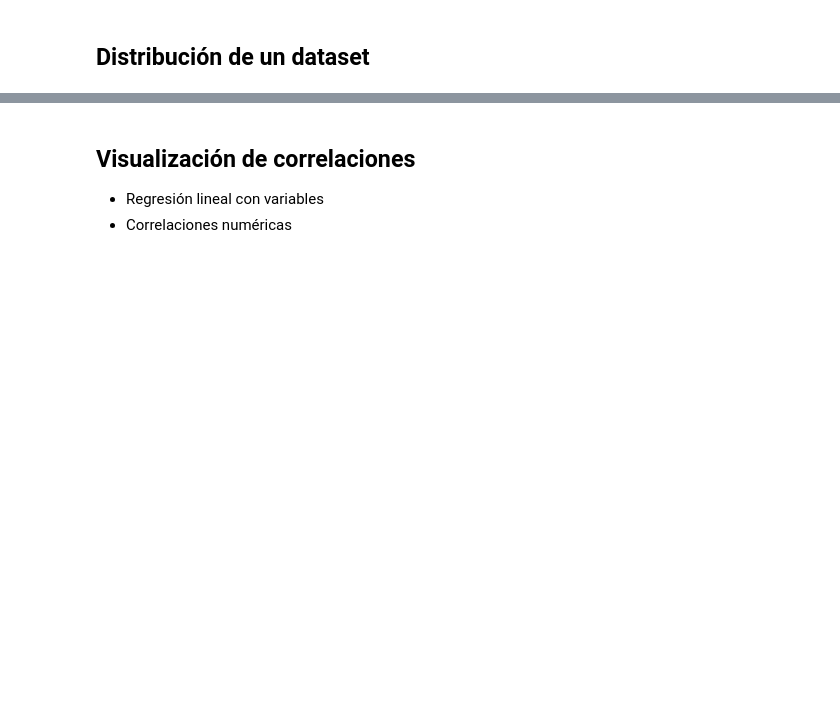
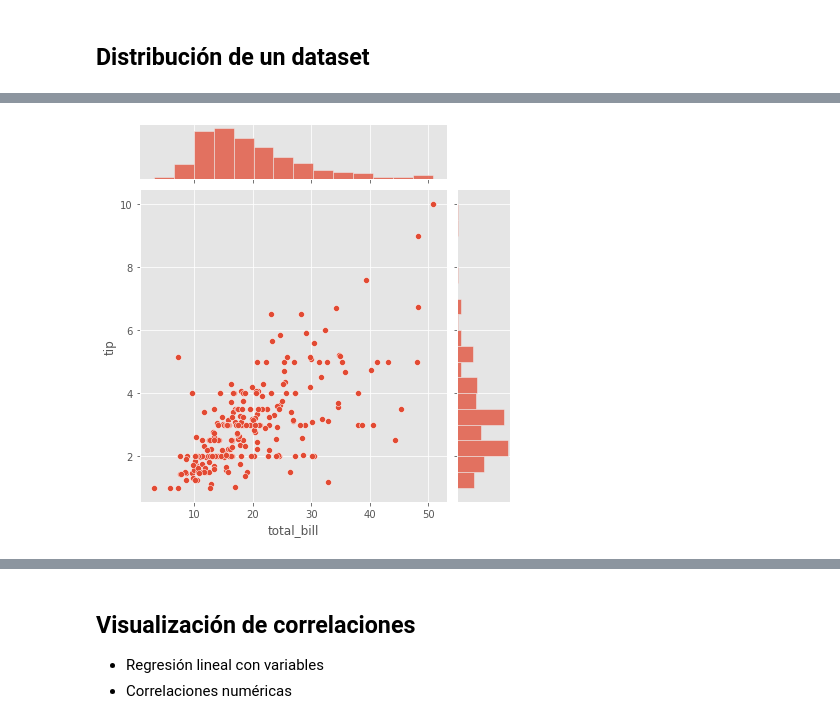
Before and after one commit to aguevaranv/Master, a Jupyter notebook: 01MIAR - Python/notebooks/01MIAR_10_Visualization.ipynb, the cells around one changed output, grey strips where cells are left out. Drawn from its saved outputs; the diff is of its cells as text; code cells hidden in the pictures; blank space fills up the shorter version.

```diff
--- a/01MIAR - Python/notebooks/01MIAR_10_Visualization.ipynb
+++ b/01MIAR - Python/notebooks/01MIAR_10_Visualization.ipynb
@@ -584,4 +707,6 @@ tips
 # %%
 # Distribución bi-variable
-sns.jointplot(x='total_bill', y='tip', hue='day', data=tips)
+sns.jointplot(x='total_bill', y='tip', data=tips)
 plt.show()
+# %% [output]
+[figure, added]
```
Also changed, not shown: parts of 46 cells of this notebook, 11 other files.
